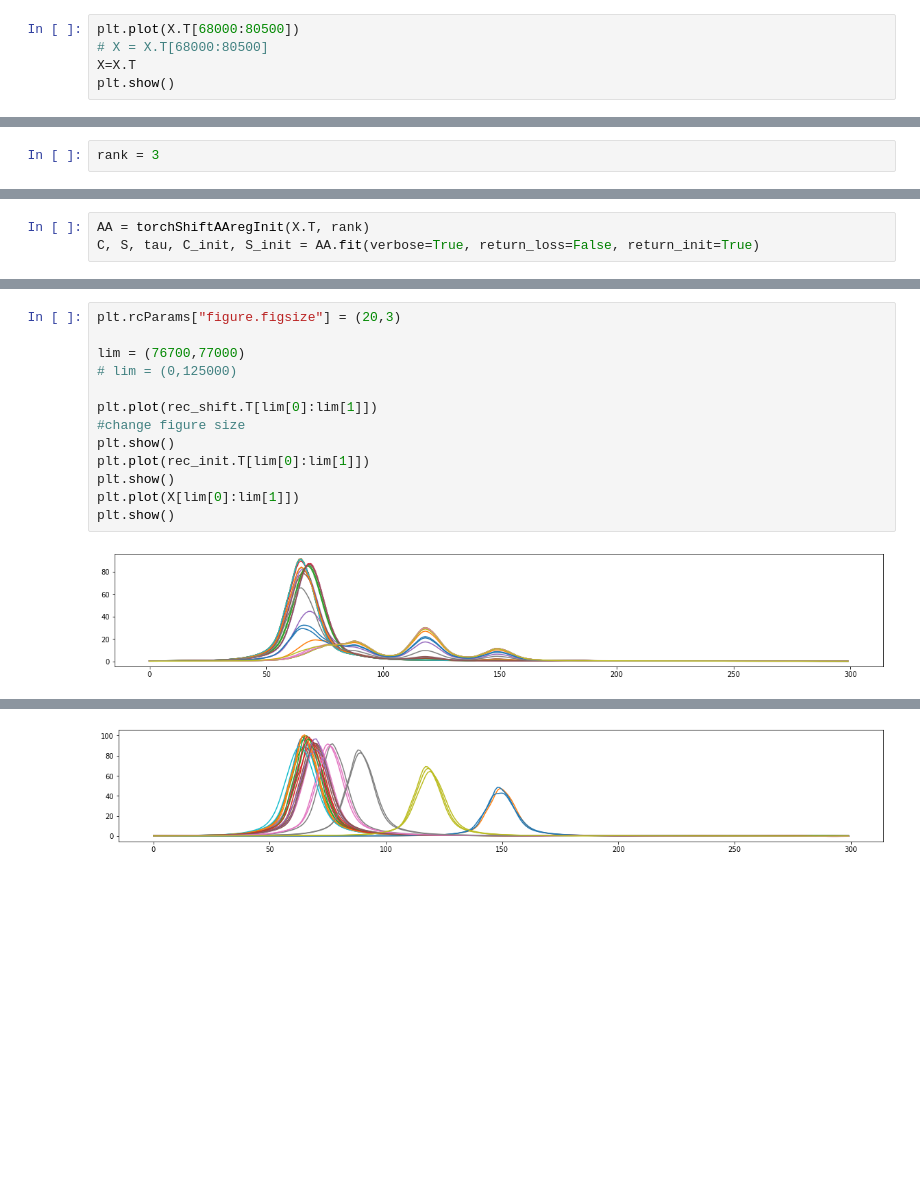
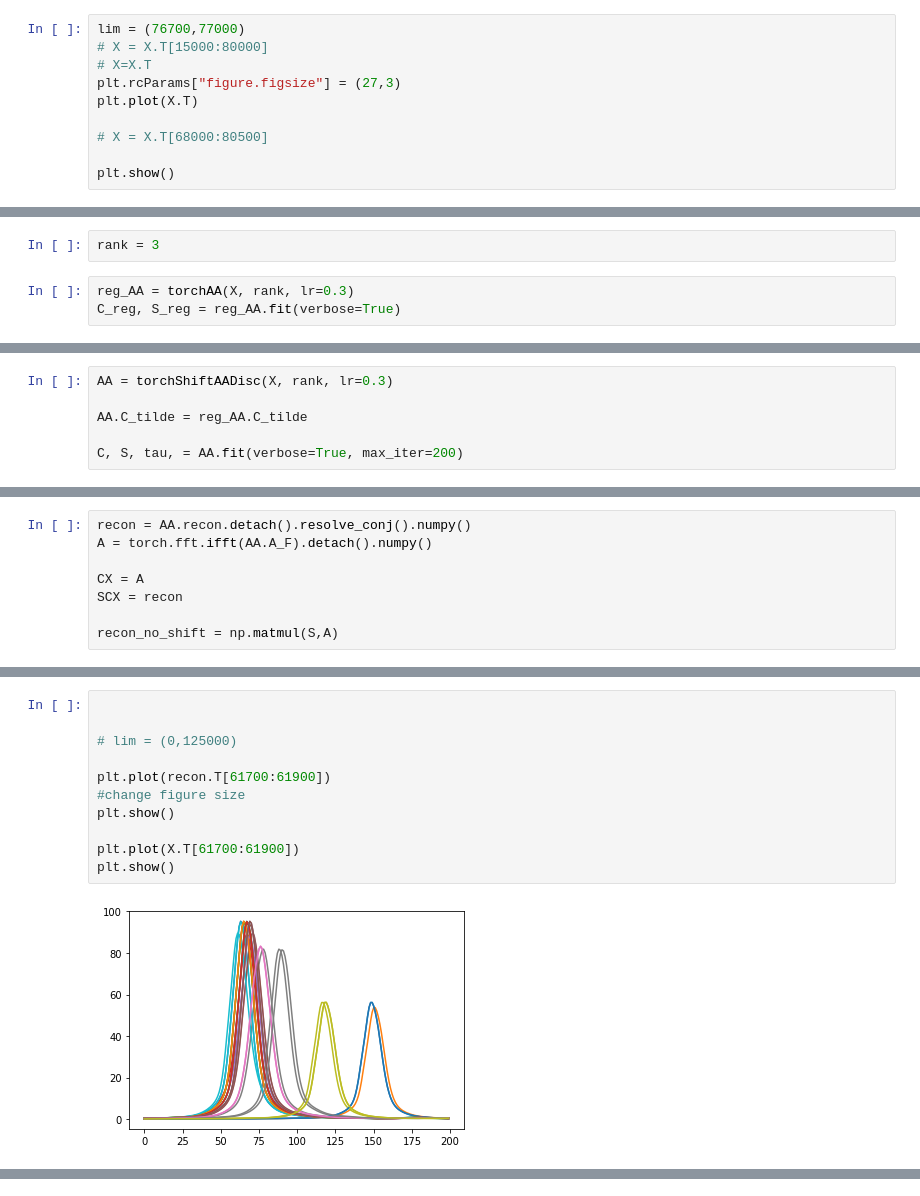
Before and after one commit to AlexanderVoldby/02466Fagprojekt2023, a Jupyter notebook: shiftAAtest.ipynb, the cells around one changed output, grey strips where cells are left out. Drawn from its saved outputs; the diff is of its cells as text; blank space fills up the shorter version.

```diff
--- a/shiftAAtest.ipynb
+++ b/shiftAAtest.ipynb
@@ -6,8 +8,13 @@ from torchAA import torchAA
 import matplotlib.pyplot as plt
 import numpy as np
 # %%
-plt.plot(X.T[68000:80500])
+lim = (76700,77000)
+# X = X.T[15000:80000]
+# X=X.T
+plt.rcParams["figure.figsize"] = (27,3)
+plt.plot(X.T)
+
 # X = X.T[68000:80500]
-X=X.T
+
 plt.show()
 # %% [output]
@@ -15,2 +26,5 @@ plt.show()
 # %%
 rank = 3
+# %%
+reg_AA = torchAA(X, rank, lr=0.3)
+C_reg, S_reg = reg_AA.fit(verbose=True)
@@ -17,4 +33,7 @@ rank = 3
 # %%
-AA = torchShiftAAregInit(X.T, rank)
-C, S, tau, C_init, S_init = AA.fit(verbose=True, return_loss=False, return_init=True)
+AA = torchShiftAADisc(X, rank, lr=0.3)
+
+AA.C_tilde = reg_AA.C_tilde
+
+C, S, tau, = AA.fit(verbose=True, max_iter=200)
 # %% [output]
@@ -40,0 +57,8 @@ C.shape
+# %%
+recon = AA.recon.detach().resolve_conj().numpy()
+A = torch.fft.ifft(AA.A_F).detach().numpy()
+
+CX = A
+SCX = recon
+
+recon_no_shift = np.matmul(S,A)
@@ -41,15 +78,13 @@ C.shape
 # %%
-plt.rcParams["figure.figsize"] = (20,3)
 
-lim = (76700,77000)
+
 # lim = (0,125000)
 
-plt.plot(rec_shift.T[lim[0]:lim[1]])
+plt.plot(recon.T[61700:61900])
 #change figure size
 plt.show()
-plt.plot(rec_init.T[lim[0]:lim[1]])
+
+plt.plot(X.T[61700:61900])
 plt.show()
-plt.plot(X[lim[0]:lim[1]])
-plt.show()
 # %% [output]
-[figure, old version]
+[figure, new version]
@@ -57 +91,0 @@ plt.show()
-[figure, removed]
```
Also changed, not shown: parts of 9 cells of this notebook, 1 other file.
